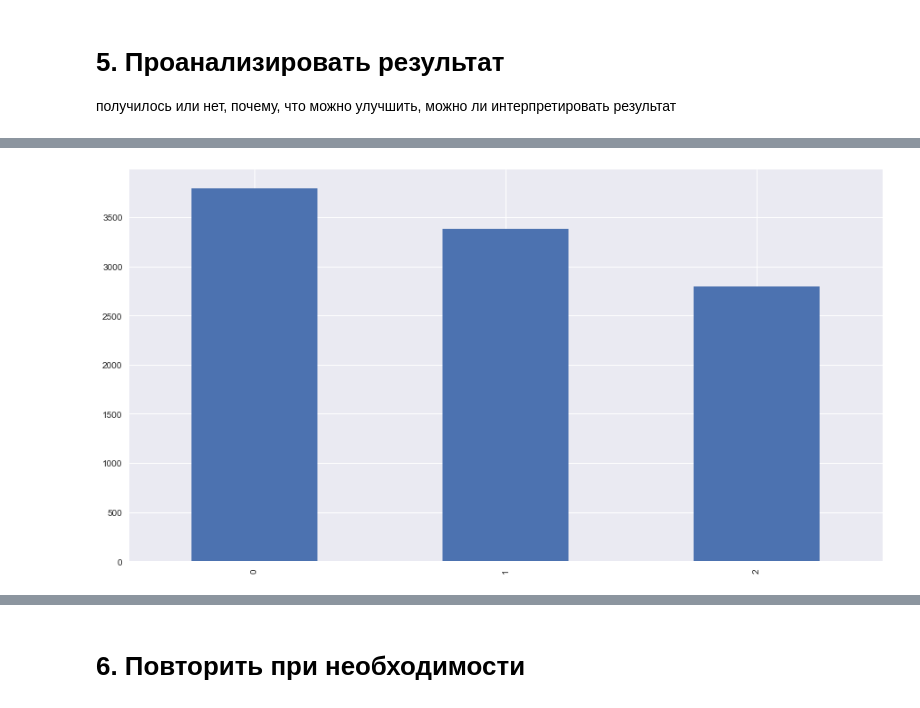
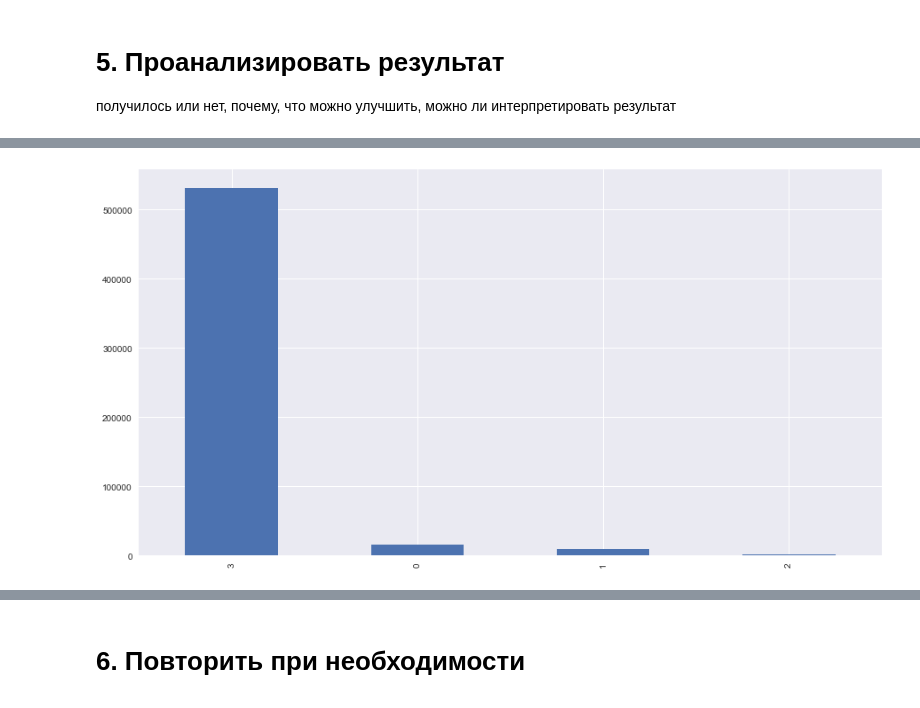
Before and after one commit to AndrewLrrr/otus-big-data, a Jupyter notebook: hw6/homework_dimred.ipynb, the cells around one changed output, grey strips where cells are left out. Cells and saved outputs as stored; diff of their text form; code cells hidden in the pictures.

```diff
--- a/hw6/homework_dimred.ipynb
+++ b/hw6/homework_dimred.ipynb
@@ -492,8 +329,12 @@ plt.plot(range(2, 10), silhs);
+# %%
+df_prod = pd.read_csv('orders.csv')
+# %%
+X_prod = scaler.fit_transform(df_prod[['QUANTITY', 'discount', 'ordered_item_count', 'price']].as_matrix())
 # %%
-n_clusters = 3
+n_clusters = 4
 kmeans = KMeans(init='k-means++', n_clusters=n_clusters)
-kmeans.fit(X)
-clusters = kmeans.predict(X)
+kmeans.fit(X_prod)
+clusters = kmeans.predict(X_prod)
 # %%
 clusters.shape
 # %% [output]
@@ -502,4 +343,4 @@ clusters.shape
 # 5. Проанализировать результат
 получилось или нет, почему, что можно улучшить, можно ли интерпретировать результат
 # %%
-df_sample['cluster'] = clusters
+df_prod['cluster'] = clusters
@@ -535,4 +347,4 @@ df_sample[[
 # %%
-df_sample['cluster'].value_counts().plot(kind='bar');
+df_prod['cluster'].value_counts().plot(kind='bar');
 # %% [output]
-[figure, old version]
+[figure, new version]
```
Also changed, not shown: parts of 119 cells of this notebook.
